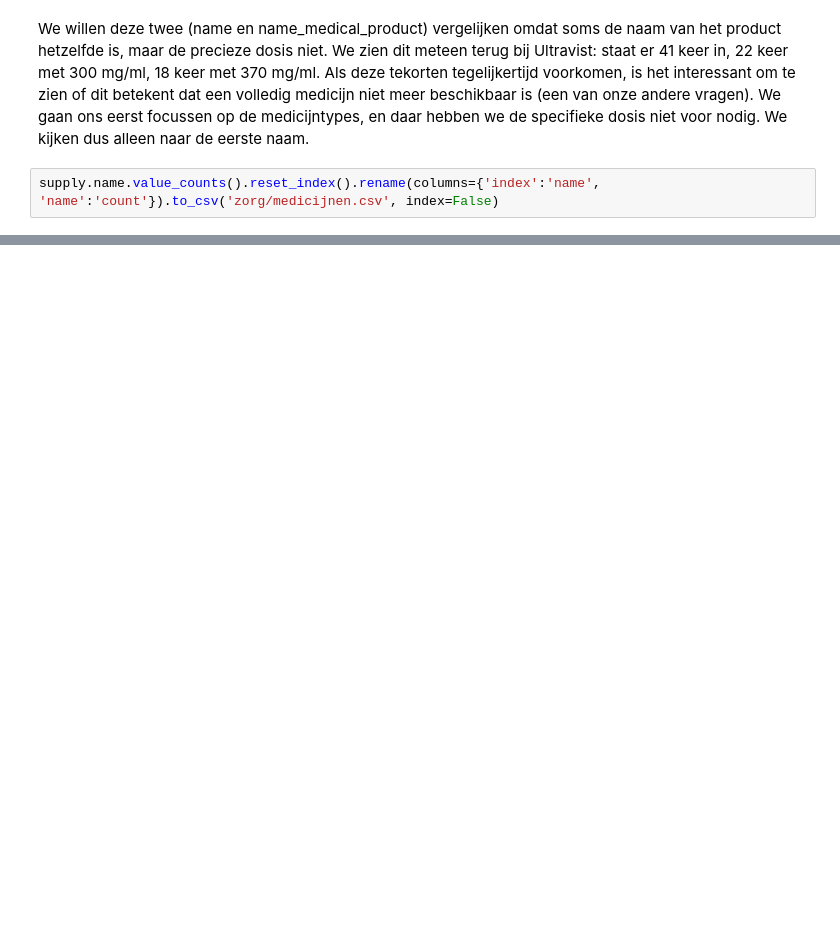
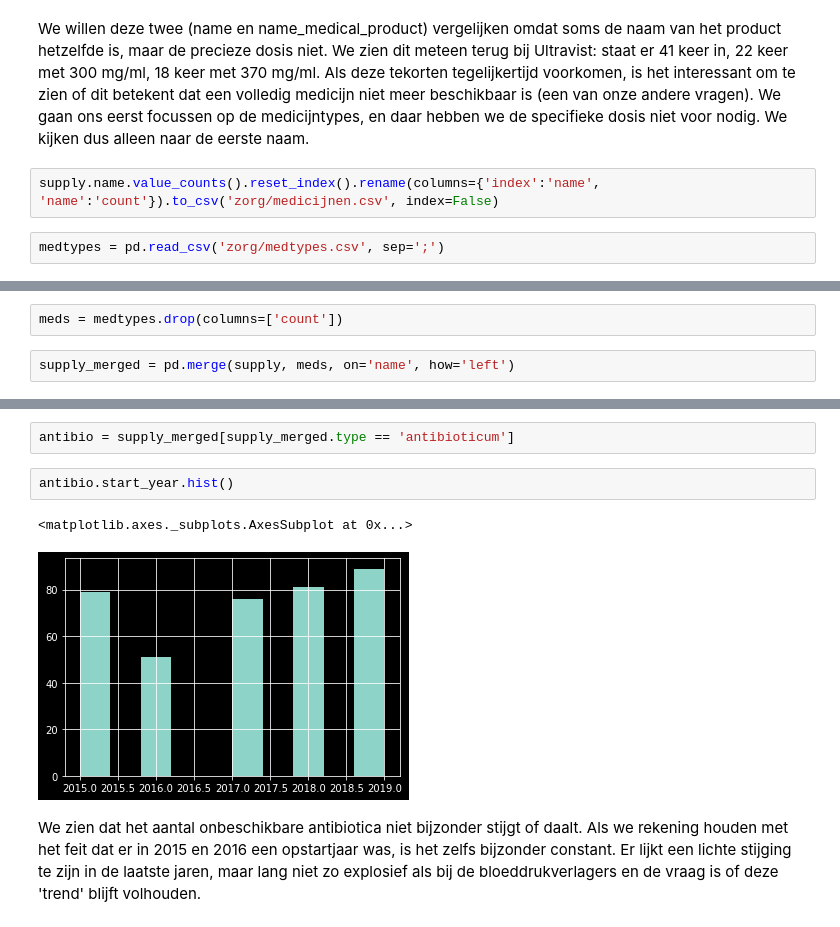
Before and after one commit to ducoquelicot/old_vrtnwsdata, a Jupyter notebook: zorg/exploration.ipynb, the cells around one changed output, grey strips where cells are left out. Cells and saved outputs as stored; diff of their text form; blank space fills up the shorter version.

```diff
--- a/zorg/exploration.ipynb
+++ b/zorg/exploration.ipynb
@@ -1381,3 +1402,5 @@ Name: name_medicinal_product, Length: 2327, dtype: int64
 We willen deze twee (name en name_medical_product) vergelijken omdat soms de naam van het product hetzelfde is, maar de precieze dosis niet. We zien dit meteen terug bij Ultravist: staat er 41 keer in, 22 keer met 300 mg/ml, 18 keer met 370 mg/ml. Als deze tekorten tegelijkertijd voorkomen, is het interessant om te zien of dit betekent dat een volledig medicijn niet meer beschikbaar is (een van onze andere vragen). We gaan ons eerst focussen op de medicijntypes, en daar hebben we de specifieke dosis niet voor nodig. We kijken dus alleen naar de eerste naam.
 # %%
 supply.name.value_counts().reset_index().rename(columns={'index':'name', 'name':'count'}).to_csv('zorg/medicijnen.csv', index=False)
+# %%
+medtypes = pd.read_csv('zorg/medtypes.csv', sep=';')
@@ -1383,0 +1434,4 @@ supply.name.value_counts().reset_index().rename(columns={'index':'name', 'name':
+# %%
+meds = medtypes.drop(columns=['count'])
+# %%
+supply_merged = pd.merge(supply, meds, on='name', how='left')
@@ -1383,0 +1568,9 @@ supply.name.value_counts().reset_index().rename(columns={'index':'name', 'name':
+# %%
+antibio = supply_merged[supply_merged.type == 'antibioticum']
+# %%
+antibio.start_year.hist()
+# %% [output]
+<matplotlib.axes._subplots.AxesSubplot at 0x...>
+[figure, added]
+# %% [markdown]
+We zien dat het aantal onbeschikbare antibiotica niet bijzonder stijgt of daalt. Als we rekening houden met het feit dat er in 2015 en 2016 een opstartjaar was, is het zelfs bijzonder constant. Er lijkt een lichte stijging te zijn in de laatste jaren, maar lang niet zo explosief als bij de bloeddrukverlagers en de vraag is of deze 'trend' blijft volhouden.
```
Also changed, not shown: parts of 117 cells of this notebook, 5 other files.
